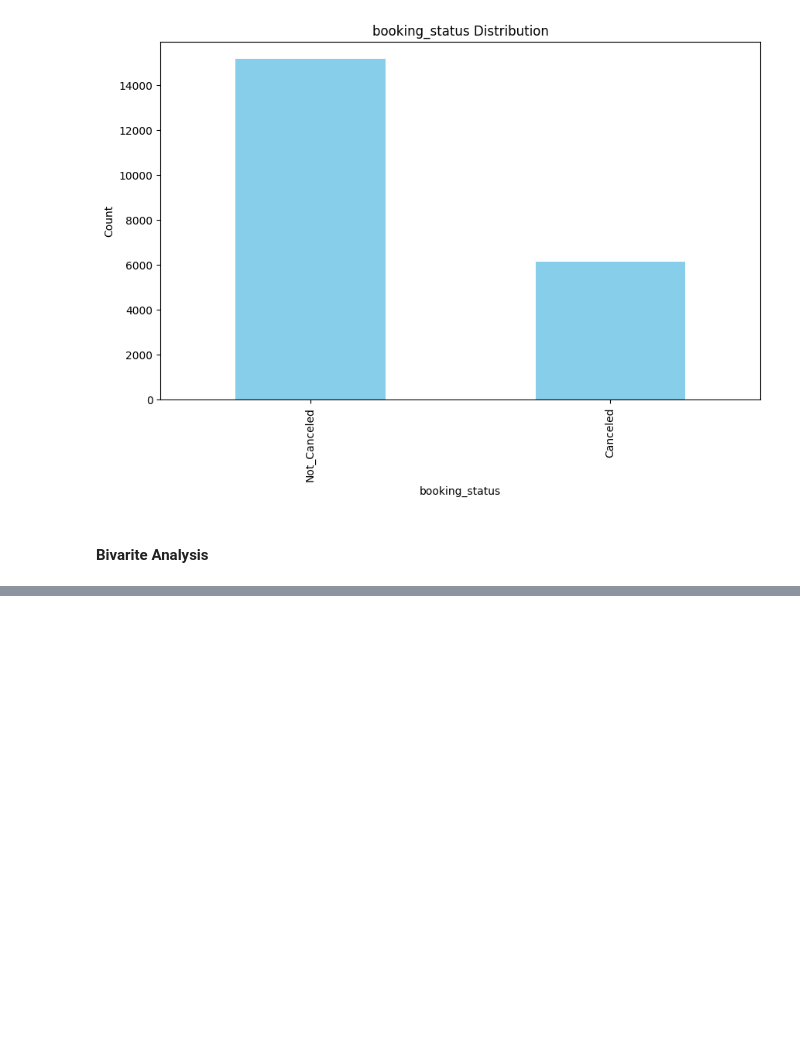
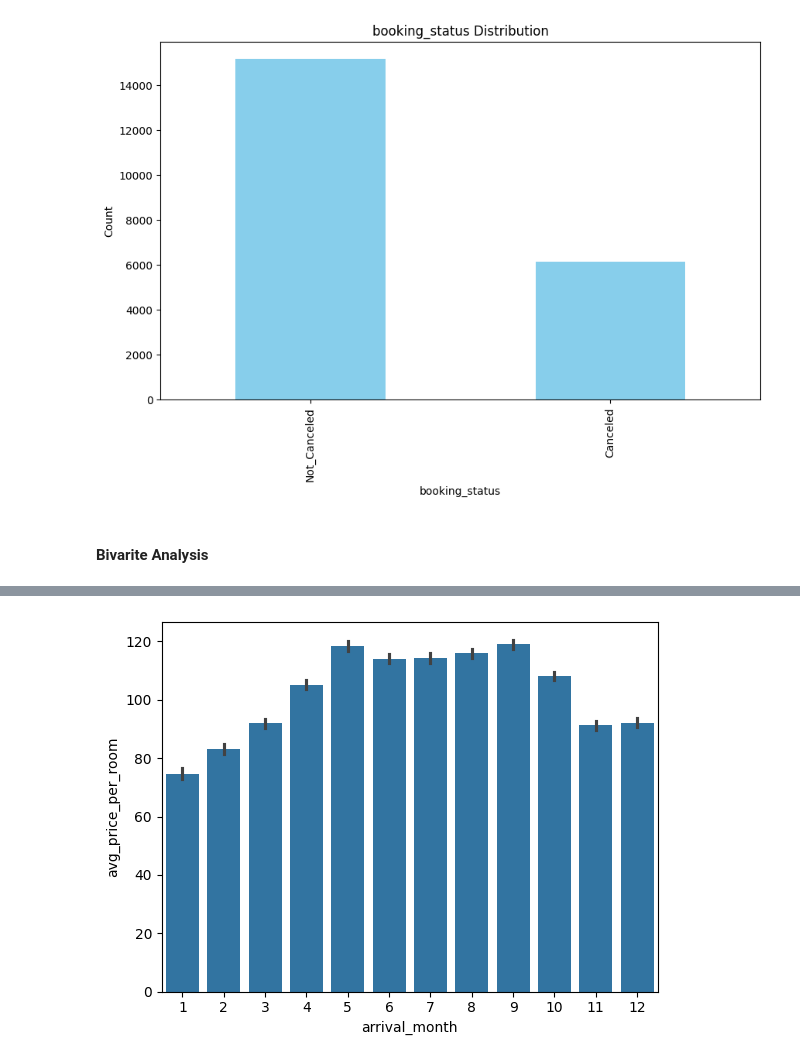
Before and after one commit to JoeUzo/Hotel-Reservation-Predicition, a Jupyter notebook: notebook/notebook.ipynb, the cells around one changed output, grey strips where cells are left out. Saved outputs shown, nothing was run; the diff lists cells and outputs as text; code cells hidden in the pictures; blank space fills up the shorter version.

```diff
--- a/notebook/notebook.ipynb
+++ b/notebook/notebook.ipynb
@@ -178,0 +179,5 @@ plot_bivarite_num(data, 'booking_status', num_cols)
+# %%
+sns.barplot(x='arrival_month', y='avg_price_per_room', data=data)
+plt.show()
+# %% [output]
+[figure, added]
```
Also changed, not shown: parts of 14 cells of this notebook.
